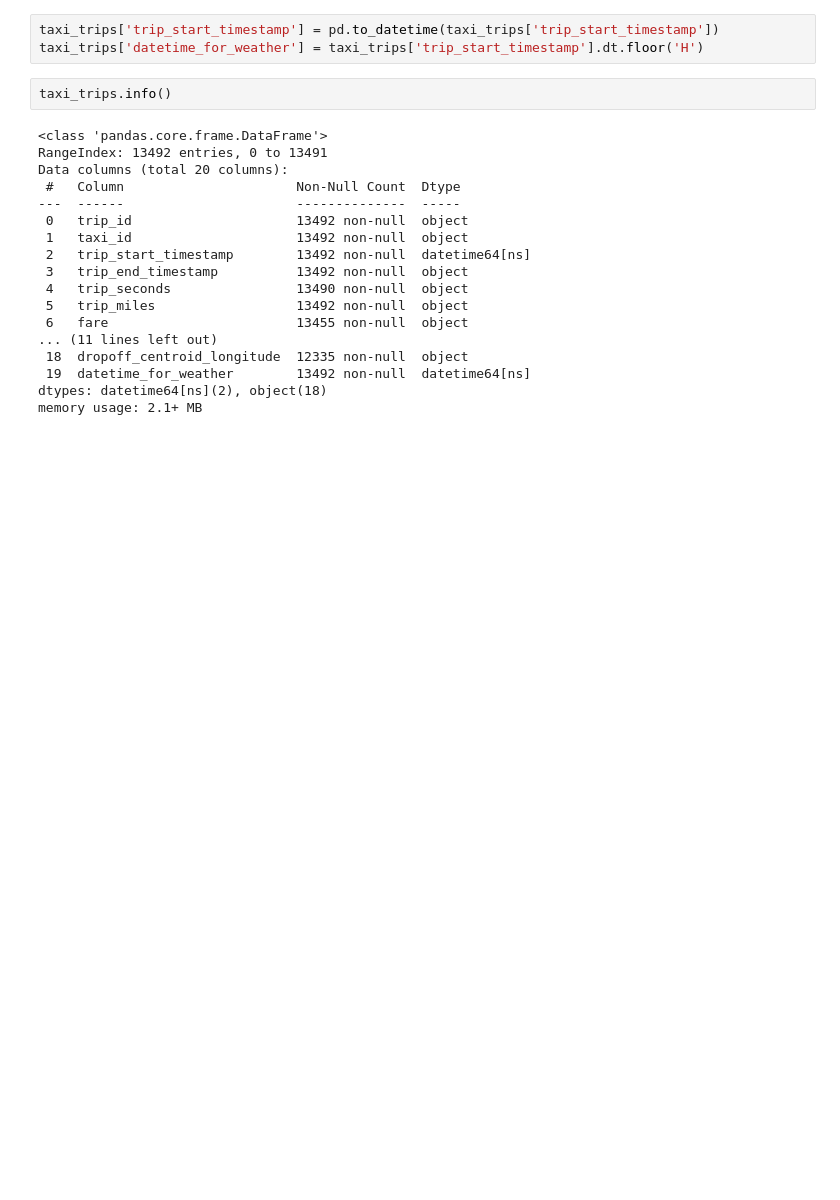
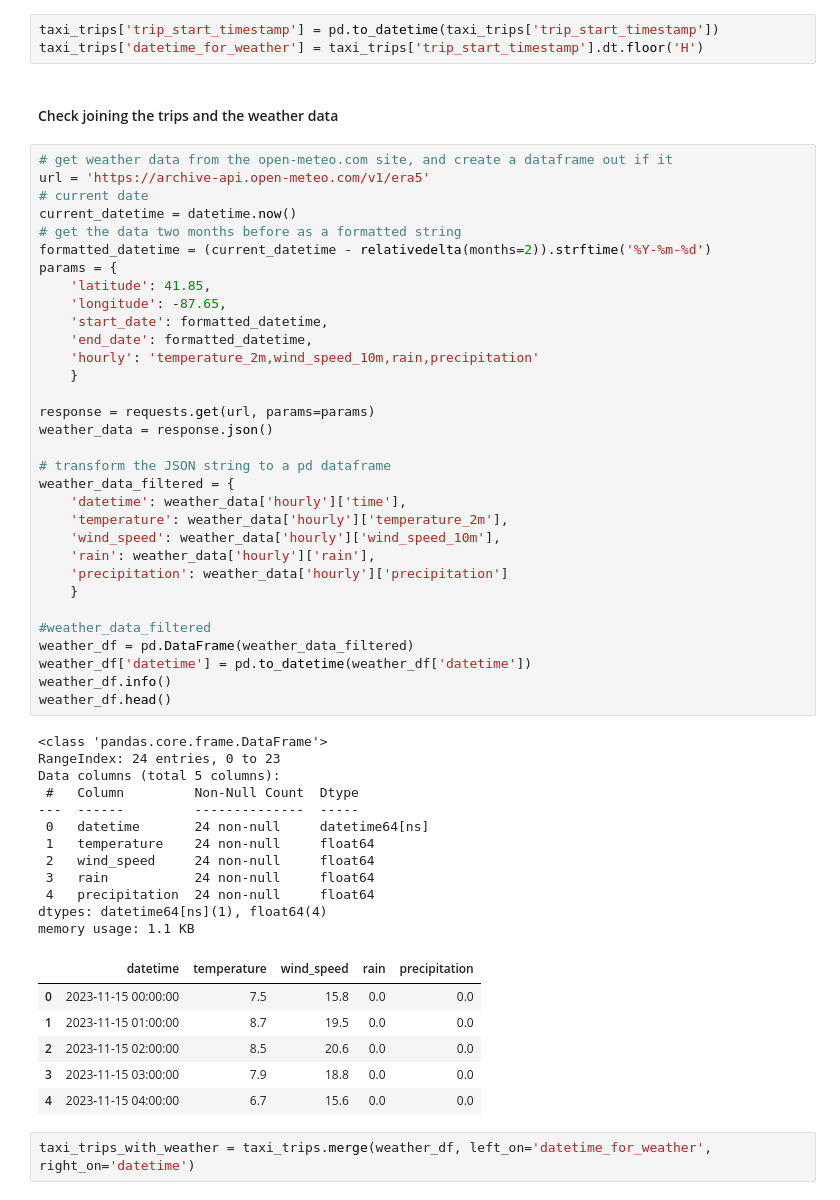
Before and after one commit to zselyigy/cubix_data_engineer_aws, a Jupyter notebook: src/scripts/06_chicago_data_to_mapping.ipynb, the cells around one changed output. Cells and saved outputs as stored; diff of their text form; blank space fills up the shorter version.

```diff
--- a/src/scripts/06_chicago_data_to_mapping.ipynb
+++ b/src/scripts/06_chicago_data_to_mapping.ipynb
@@ -104,23 +104,58 @@ Transformation: an auxilary column to the weather data
 # %%
 taxi_trips['trip_start_timestamp'] = pd.to_datetime(taxi_trips['trip_start_timestamp'])
 taxi_trips['datetime_for_weather'] = taxi_trips['trip_start_timestamp'].dt.floor('H')
-# %%
-taxi_trips.info()
-# %% [output]
-<class 'pandas.core.frame.DataFrame'>
-RangeIndex: 13492 entries, 0 to 13491
-Data columns (total 20 columns):
- #   Column                      Non-Null Count  Dtype
----  ------                      --------------  -----
- 0   trip_id                     13492 non-null  object
- 1   taxi_id                     13492 non-null  object
- 2   trip_start_timestamp        13492 non-null  datetime64[ns]
- 3   trip_end_timestamp          13492 non-null  object
- 4   trip_seconds                13490 non-null  object
- 5   trip_miles                  13492 non-null  object
- 6   fare                        13455 non-null  object
-... (11 lines left out)
- 18  dropoff_centroid_longitude  12335 non-null  object
- 19  datetime_for_weather        13492 non-null  datetime64[ns]
-dtypes: datetime64[ns](2), object(18)
-memory usage: 2.1+ MB
+# %% [markdown]
+#### Check joining the trips and the weather data
+# %%
+# get weather data from the open-meteo.com site, and create a dataframe out if it
+url = 'https://archive-api.open-meteo.com/v1/era5'
+# current date
+current_datetime = datetime.now()
+# get the data two months before as a formatted string
+formatted_datetime = (current_datetime - relativedelta(months=2)).strftime('%Y-%m-%d')
+params = {
+    'latitude': 41.85,
+    'longitude': -87.65,
+    'start_date': formatted_datetime,
+    'end_date': formatted_datetime,
+    'hourly': 'temperature_2m,wind_speed_10m,rain,precipitation'
+    }
+
+response = requests.get(url, params=params)
+weather_data = response.json()
+
+# transform the JSON string to a pd dataframe
+weather_data_filtered = {
+    'datetime': weather_data['hourly']['time'],
+    'temperature': weather_data['hourly']['temperature_2m'],
+    'wind_speed': weather_data['hourly']['wind_speed_10m'],
+    'rain': weather_data['hourly']['rain'],
+    'precipitation': weather_data['hourly']['precipitation']
+    }
+
+#weather_data_filtered
+weather_df = pd.DataFrame(weather_data_filtered)
+weather_df['datetime'] = pd.to_datetime(weather_df['datetime'])
+weather_df.info()
+weather_df.head()
+# %% [output]
+<class 'pandas.core.frame.DataFrame'>
+RangeIndex: 24 entries, 0 to 23
+Data columns (total 5 columns):
+ #   Column         Non-Null Count  Dtype
+---  ------         --------------  -----
+ 0   datetime       24 non-null     datetime64[ns]
+ 1   temperature    24 non-null     float64
+ 2   wind_speed     24 non-null     float64
+ 3   rain           24 non-null     float64
+ 4   precipitation  24 non-null     float64
+dtypes: datetime64[ns](1), float64(4)
+memory usage: 1.1 KB
+|  | datetime | temperature | wind_speed | rain | precipitation |
+| 0 | 2023-11-15 00:00:00 | 7.5 | 15.8 | 0.0 | 0.0 |
+| 1 | 2023-11-15 01:00:00 | 8.7 | 19.5 | 0.0 | 0.0 |
+| 2 | 2023-11-15 02:00:00 | 8.5 | 20.6 | 0.0 | 0.0 |
+| 3 | 2023-11-15 03:00:00 | 7.9 | 18.8 | 0.0 | 0.0 |
+| 4 | 2023-11-15 04:00:00 | 6.7 | 15.6 | 0.0 | 0.0 |
+# %%
+taxi_trips_with_weather = taxi_trips.merge(weather_df, left_on='datetime_for_weather', right_on='datetime')
```
Also changed, not shown: parts of 5 cells of this notebook.
